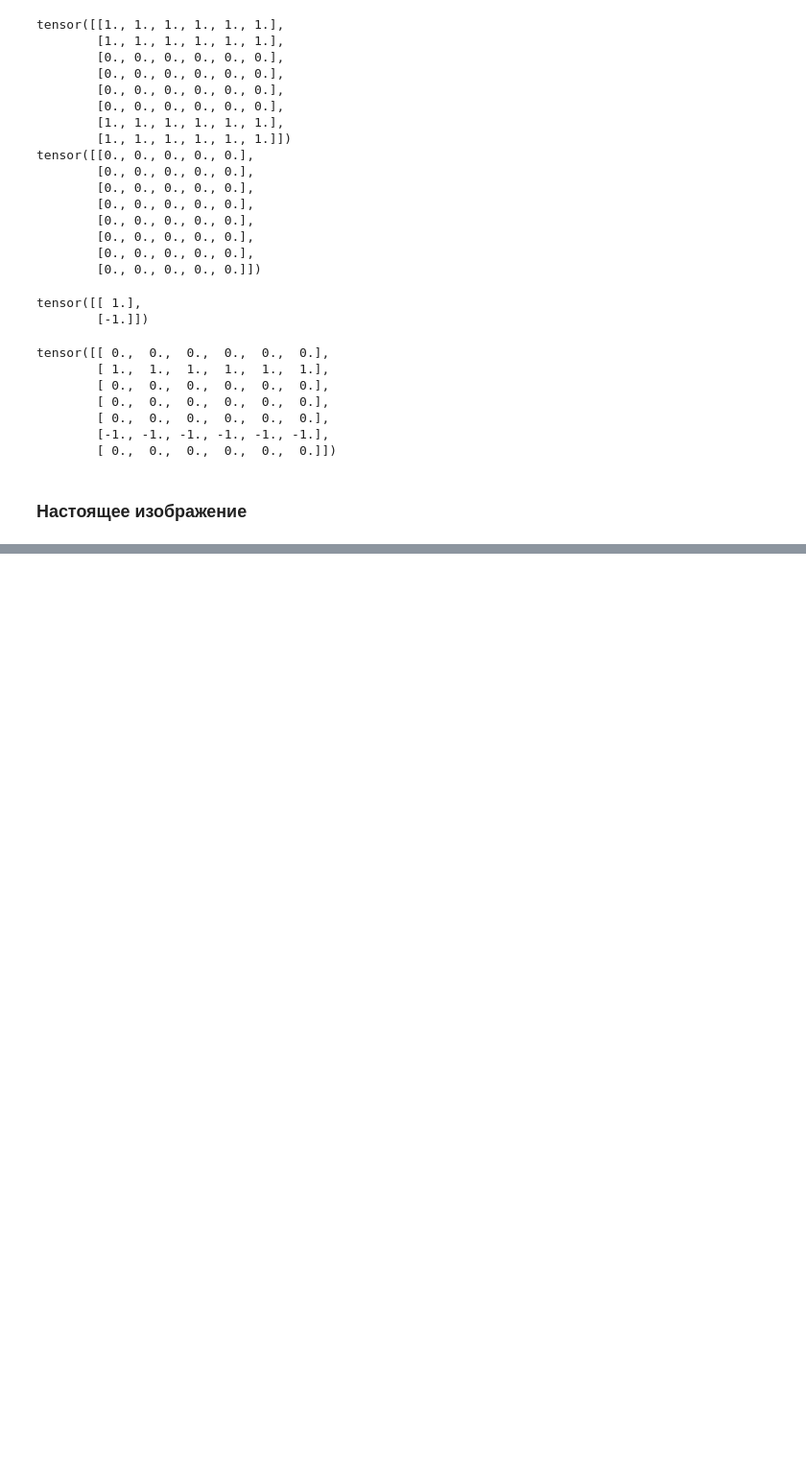
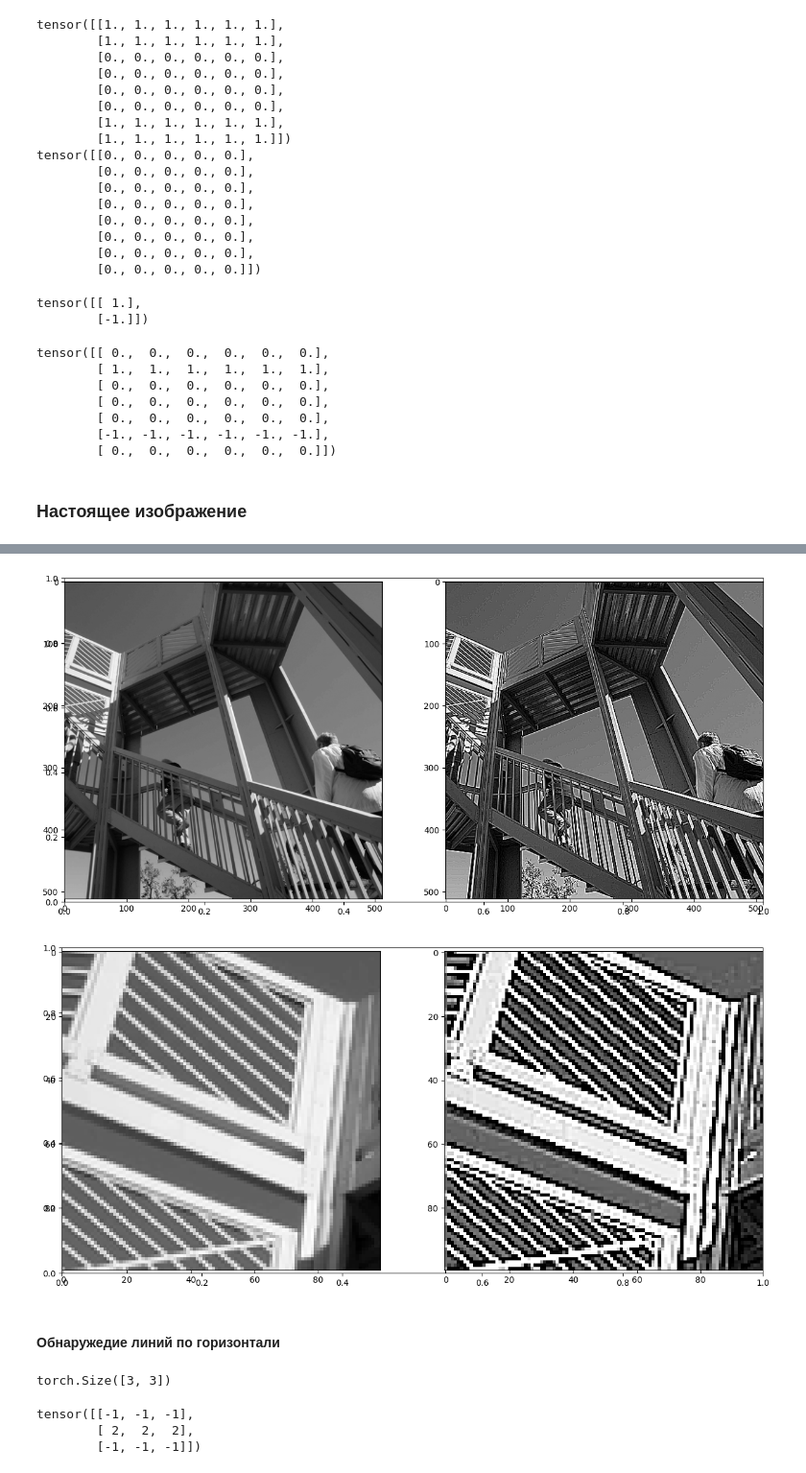
Before and after one commit to BalshowAndrew/pytorch_studying, a Jupyter notebook: 21_convolutional_neural_network.ipynb, the cells around one changed output, grey strips where cells are left out. Shown at 96% size. Drawn from its saved outputs; the diff is of its cells as text; code cells hidden in the pictures; blank space fills up the shorter version.

```diff
--- a/21_convolutional_neural_network.ipynb
+++ b/21_convolutional_neural_network.ipynb
@@ -126,0 +222,17 @@ tensor([[ 0.,  0.,  0.,  0.,  0.,  0.],
+# %%
+img_transformed = apply_filter(img, filter_)
+plot_image(img, img_transformed)
+# %% [output]
+[figure, added]
+[figure, added]
+# %% [markdown]
+#### Обнаружедие линий по горизонтали
+# %%
+filter_ = torch.tensor([[-1, -1, -1], [2, 2, 2], [-1, -1, -1]])
+print(filter_.shape)
+filter_
+# %% [output]
+torch.Size([3, 3])
+tensor([[-1, -1, -1],
+        [ 2,  2,  2],
+        [-1, -1, -1]])
```
Also changed, not shown: parts of 77 cells of this notebook, 2 other files.
